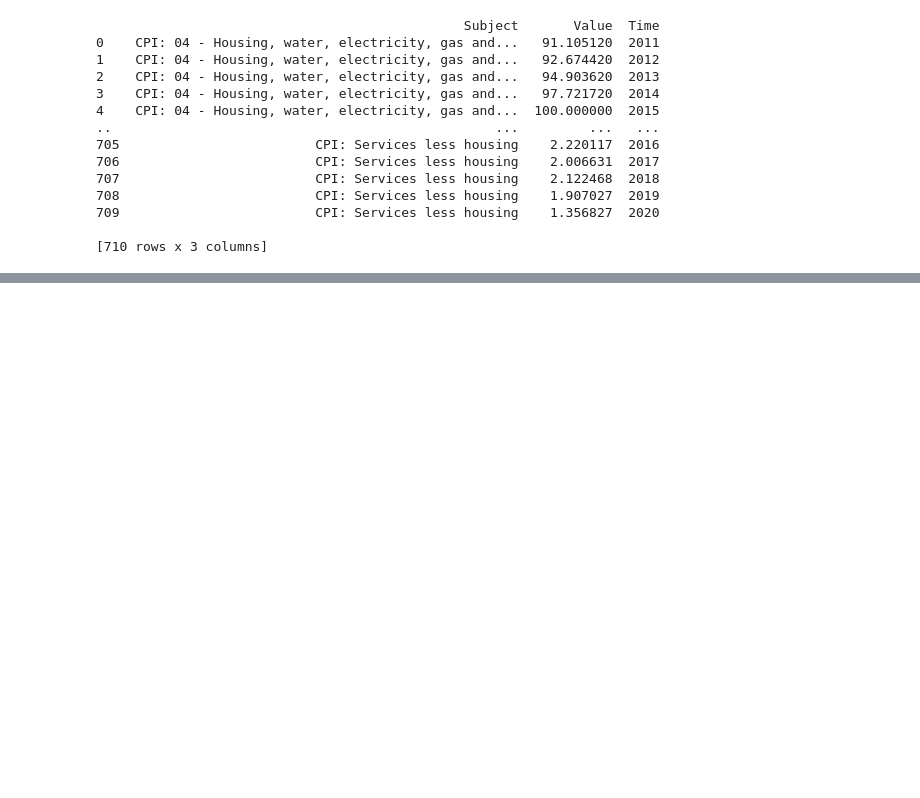
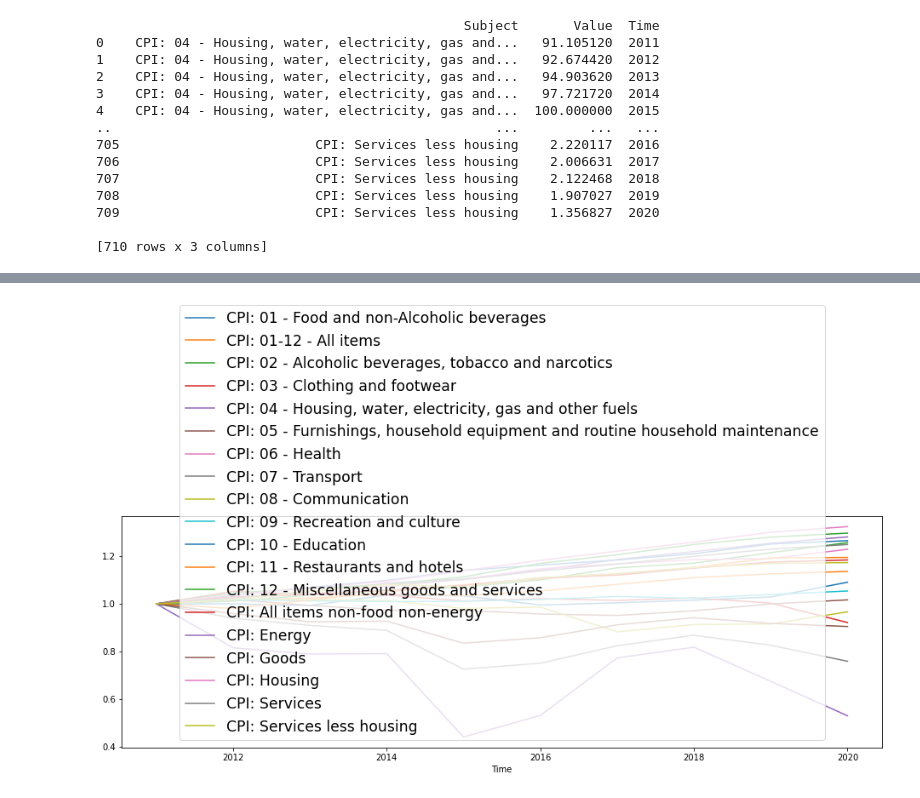
Before and after one commit to Efe-C-3/InflationRateAnalytics, a Jupyter notebook: inflation.ipynb, the cells around one changed output, grey strips where cells are left out. Drawn from its saved outputs; the diff is of its cells as text; code cells hidden in the pictures; blank space fills up the shorter version.

```diff
--- a/inflation.ipynb
+++ b/inflation.ipynb
@@ -90,7 +94,7 @@ CPI: Services
 CPI: Services less housing                                                      30
 Name: Subject, dtype: int64
 # %%
-subject_value = df[['Subject', 'Value', 'Time']]
+subject_value_time = df[['Subject', 'Value', 'Time']]
 print(subject_value)
 # %% [output]
                                                Subject       Value  Time
@@ -109,0 +179,2 @@ print(subject_value)
+# %%
+base_year = subject_value_time.pivot_table(values='Value', index='Time', columns= 'Subject') .sort_index()
@@ -109,0 +196,7 @@ print(subject_value)
+# %%
+normalized_data1 = base_year.div(base_year.iloc[0])
+# %%
+normalized_data1.plot(figsize=(16, 5))
+plt.legend(fontsize="xx-large");
+# %% [output]
+[figure, added]
```
Also changed, not shown: parts of 7 cells of this notebook, 4 other files.
